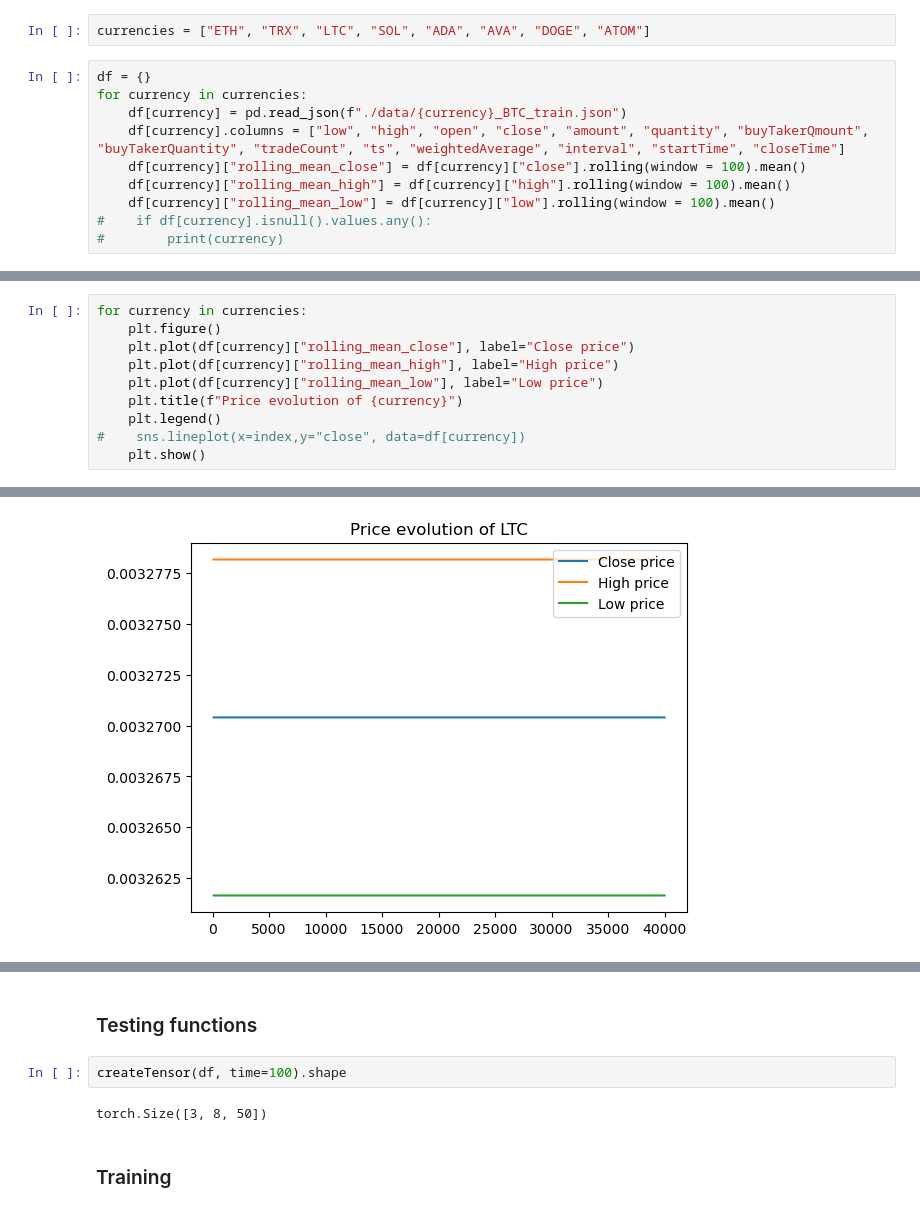
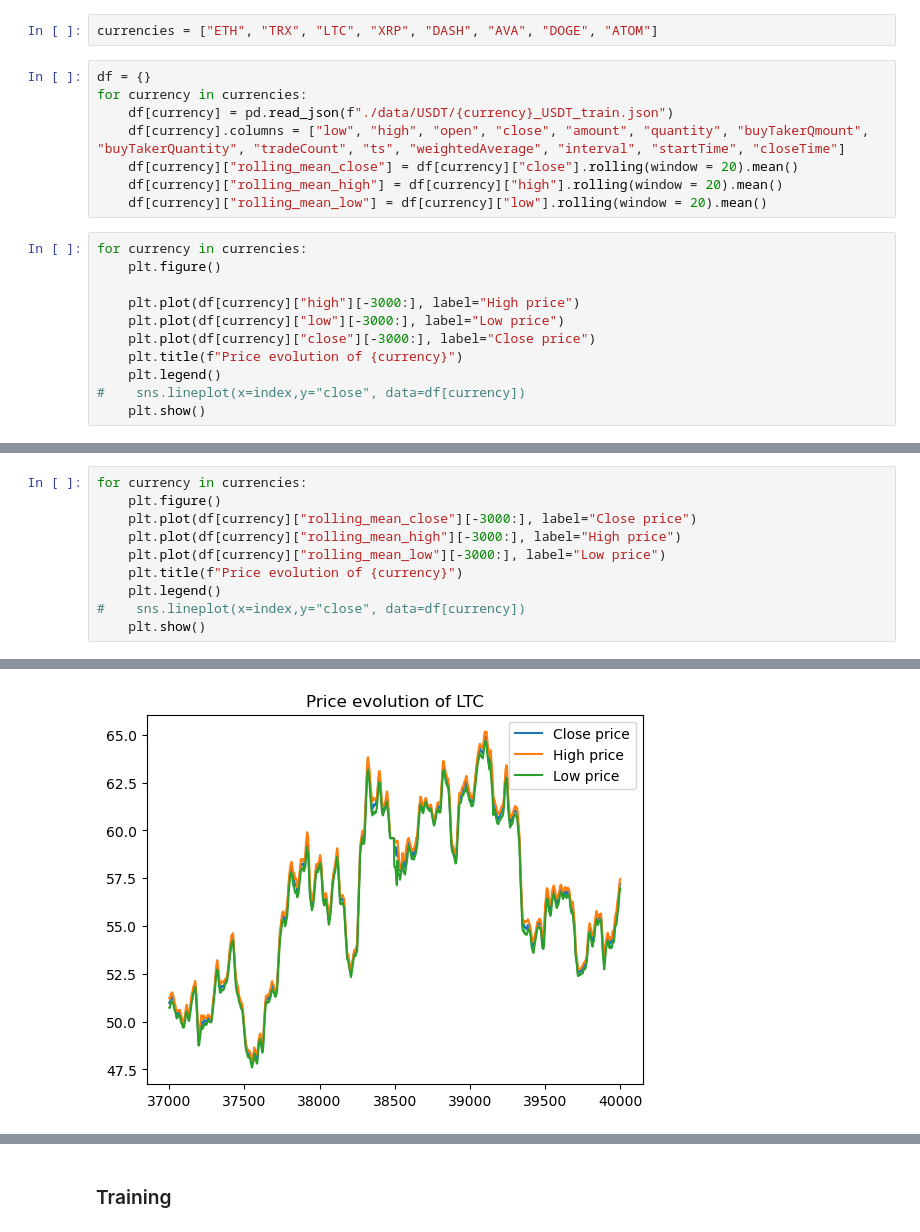
Before and after one commit to Viet1004/portfolio_management, a Jupyter notebook: portfolio_management.ipynb, the cells around one changed output, grey strips where cells are left out. Drawn from its saved outputs; the diff is of its cells as text.

Commit message:
Working code, added graph and performance

```diff
--- a/portfolio_management.ipynb
+++ b/portfolio_management.ipynb
@@ -14,12 +20,21 @@ import pickle
 # %%
-currencies = ["ETH", "TRX", "LTC", "SOL", "ADA", "AVA", "DOGE", "ATOM"]
+currencies = ["ETH", "TRX", "LTC", "XRP", "DASH", "AVA", "DOGE", "ATOM"]
 # %%
 df = {}
 for currency in currencies:
-    df[currency] = pd.read_json(f"./data/{currency}_BTC_train.json")
+    df[currency] = pd.read_json(f"./data/USDT/{currency}_USDT_train.json")
     df[currency].columns = ["low", "high", "open", "close", "amount", "quantity", "buyTakerQmount", "buyTakerQuantity", "tradeCount", "ts", "weightedAverage", "interval", "startTime", "closeTime"]
-    df[currency]["rolling_mean_close"] = df[currency]["close"].rolling(window = 100).mean()
-    df[currency]["rolling_mean_high"] = df[currency]["high"].rolling(window = 100).mean()
-    df[currency]["rolling_mean_low"] = df[currency]["low"].rolling(window = 100).mean()
-#    if df[currency].isnull().values.any():
-#        print(currency)
+    df[currency]["rolling_mean_close"] = df[currency]["close"].rolling(window = 20).mean()
+    df[currency]["rolling_mean_high"] = df[currency]["high"].rolling(window = 20).mean()
+    df[currency]["rolling_mean_low"] = df[currency]["low"].rolling(window = 20).mean()
+# %%
+for currency in currencies:
+    plt.figure()
+
+    plt.plot(df[currency]["high"][-3000:], label="High price")
+    plt.plot(df[currency]["low"][-3000:], label="Low price")
+    plt.plot(df[currency]["close"][-3000:], label="Close price")
+    plt.title(f"Price evolution of {currency}")
+    plt.legend()
+#    sns.lineplot(x=index,y="close", data=df[currency])
+    plt.show()
@@ -45,9 +69,9 @@ for currency in currencies:
 # %%
 for currency in currencies:
     plt.figure()
-    plt.plot(df[currency]["rolling_mean_close"], label="Close price")
-    plt.plot(df[currency]["rolling_mean_high"], label="High price")
-    plt.plot(df[currency]["rolling_mean_low"], label="Low price")
+    plt.plot(df[currency]["rolling_mean_close"][-3000:], label="Close price")
+    plt.plot(df[currency]["rolling_mean_high"][-3000:], label="High price")
+    plt.plot(df[currency]["rolling_mean_low"][-3000:], label="Low price")
     plt.title(f"Price evolution of {currency}")
     plt.legend()
 #    sns.lineplot(x=index,y="close", data=df[currency])
@@ -58 +82 @@ for currency in currencies:
-[figure, old version]
+[figure, new version]
@@ -64,9 +88,3 @@ for currency in currencies:
-# %% [markdown]
-### Testing functions
-# %%
-createTensor(df, time=100).shape
-# %% [output]
-torch.Size([3, 8, 50])
 # %% [markdown]
 ### Training
 # %%
```
Also changed, not shown: parts of 18 cells of this notebook, 21 other files.
